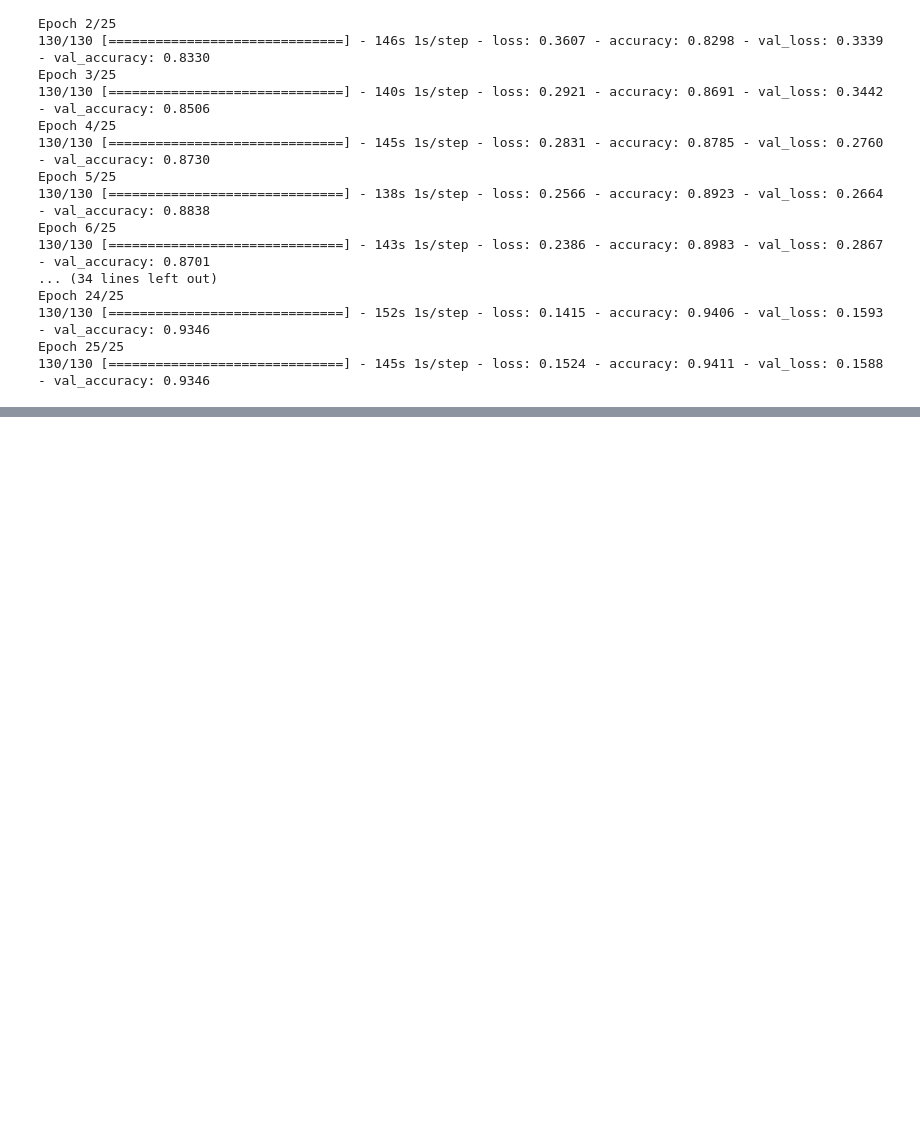
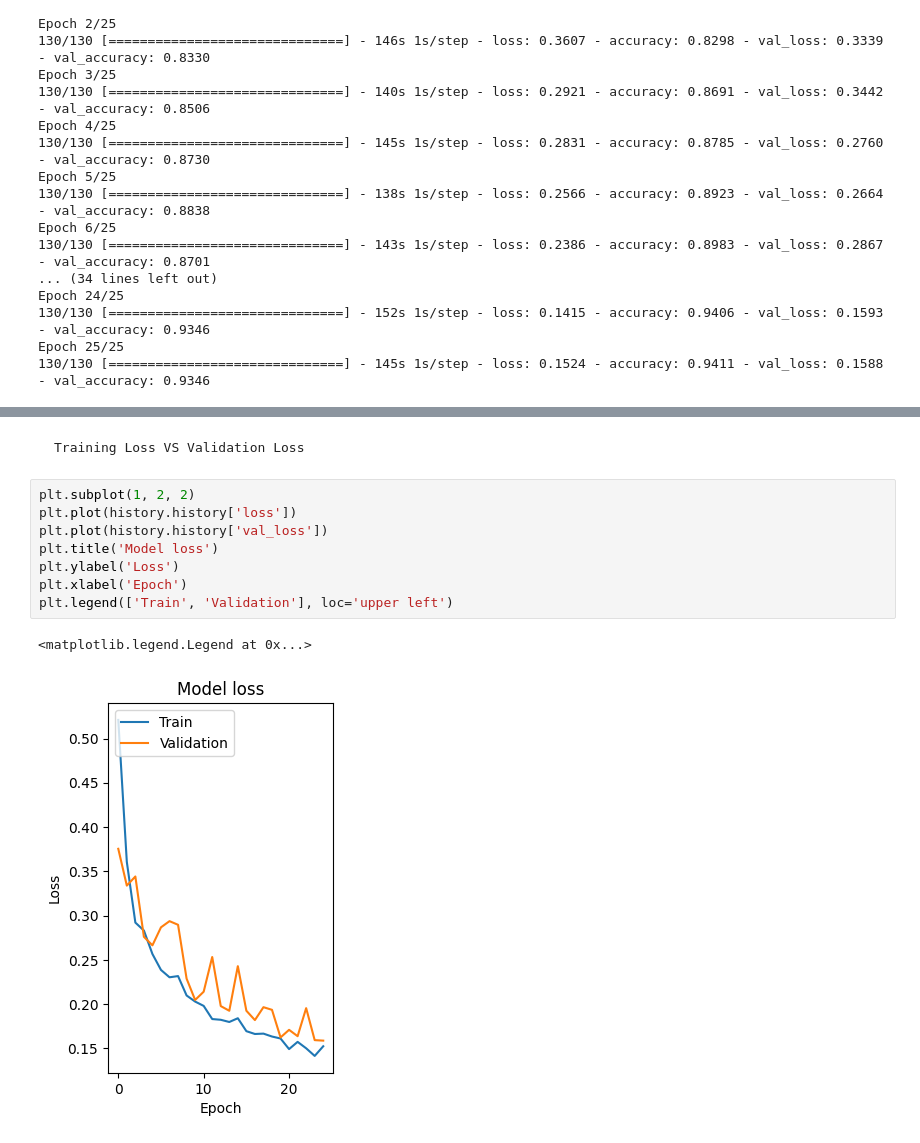
Before and after one commit to Khurdhula-Harshavardhan/Pneumonia-Diagnosis-Using-AI, a Jupyter notebook: notebooks/CNN.ipynb, the cells around one changed output, grey strips where cells are left out. Saved outputs shown, nothing was run; the diff lists cells and outputs as text; blank space fills up the shorter version.

```diff
--- a/notebooks/CNN.ipynb
+++ b/notebooks/CNN.ipynb
@@ -118,0 +134,13 @@ Epoch 25/25
+# %% [markdown]
+    Training Loss VS Validation Loss
+# %%
+plt.subplot(1, 2, 2)
+plt.plot(history.history['loss'])
+plt.plot(history.history['val_loss'])
+plt.title('Model loss')
+plt.ylabel('Loss')
+plt.xlabel('Epoch')
+plt.legend(['Train', 'Validation'], loc='upper left')
+# %% [output]
+<matplotlib.legend.Legend at 0x...>
+[figure, added]
```
Also changed, not shown: parts of 3 cells of this notebook.
